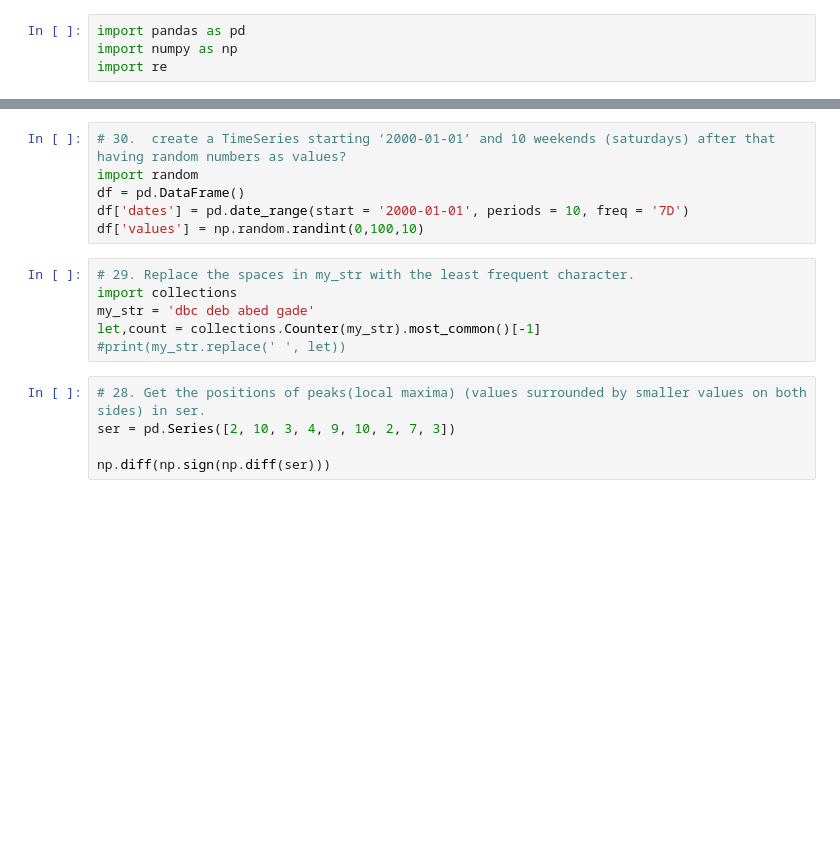
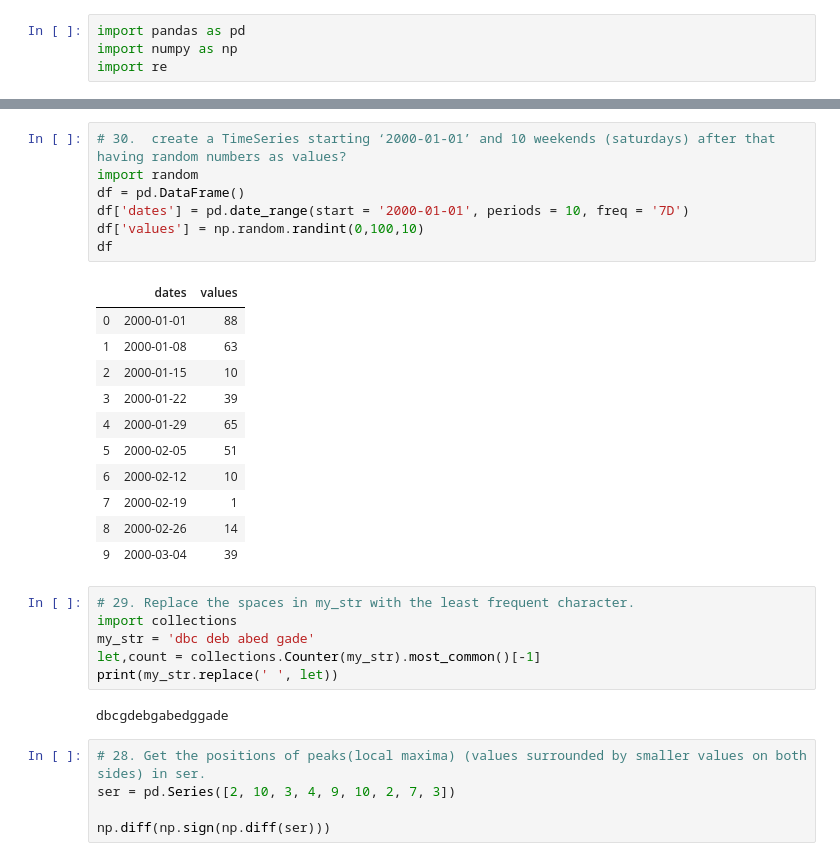
Before and after one commit to YShinohara07/Exercises, a Jupyter notebook: Pandas Exercises.ipynb, the cells around one changed output, grey strips where cells are left out. Drawn from its saved outputs; the diff is of its cells as text; blank space fills up the shorter version.

```diff
--- a/Pandas Exercises.ipynb
+++ b/Pandas Exercises.ipynb
@@ -5,15 +132,30 @@ import re
 # %%
 # 30.  create a TimeSeries starting ‘2000-01-01’ and 10 weekends (saturdays) after that having random numbers as values?
 import random
 df = pd.DataFrame()
 df['dates'] = pd.date_range(start = '2000-01-01', periods = 10, freq = '7D')
 df['values'] = np.random.randint(0,100,10)
+df
+# %% [output]
+|  | dates | values |
+| 0 | 2000-01-01 | 88 |
+| 1 | 2000-01-08 | 63 |
+| 2 | 2000-01-15 | 10 |
+| 3 | 2000-01-22 | 39 |
+| 4 | 2000-01-29 | 65 |
+| 5 | 2000-02-05 | 51 |
+| 6 | 2000-02-12 | 10 |
+| 7 | 2000-02-19 | 1 |
+| 8 | 2000-02-26 | 14 |
+| 9 | 2000-03-04 | 39 |
 # %%
 # 29. Replace the spaces in my_str with the least frequent character.
 import collections
 my_str = 'dbc deb abed gade'
 let,count = collections.Counter(my_str).most_common()[-1]
-#print(my_str.replace(' ', let))
+print(my_str.replace(' ', let))
+# %% [output]
+dbcgdebgabedggade
 # %%
 # 28. Get the positions of peaks(local maxima) (values surrounded by smaller values on both sides) in ser.
 ser = pd.Series([2, 10, 3, 4, 9, 10, 2, 7, 3])
```
Also changed, not shown: parts of 5 cells of this notebook.
